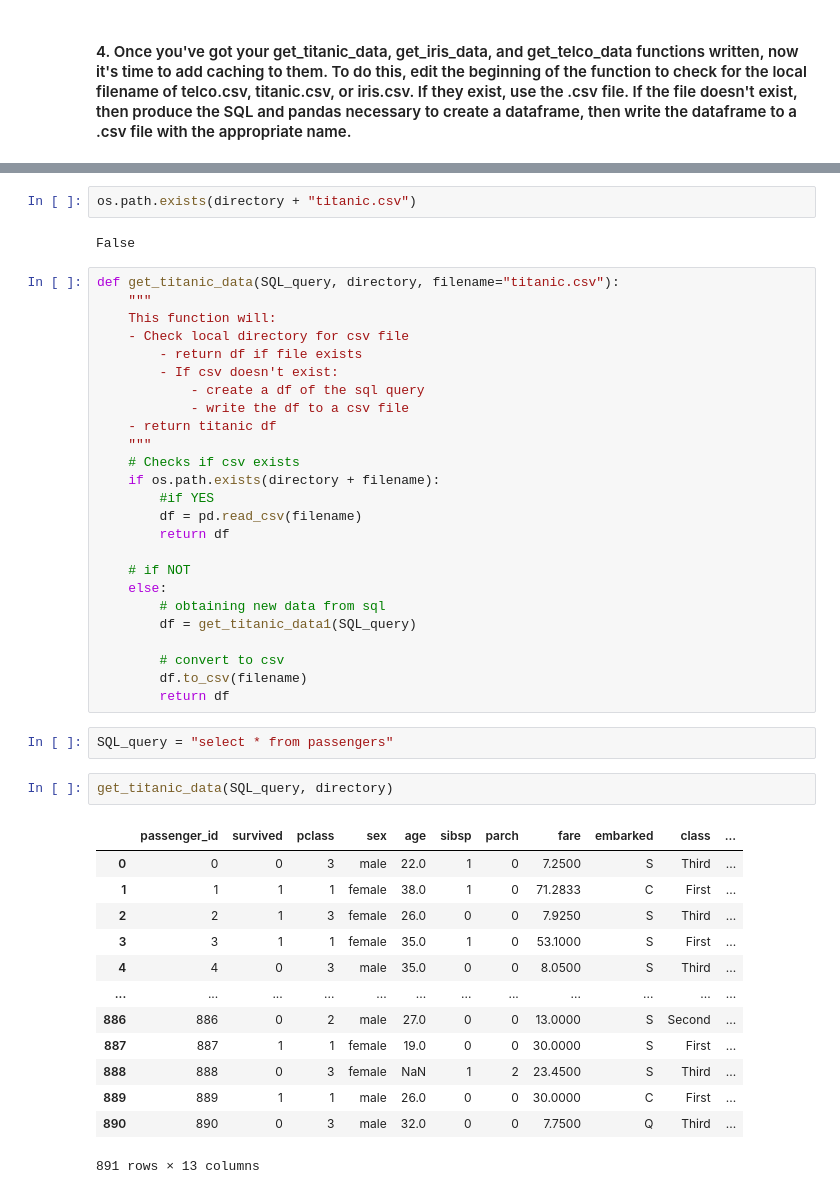
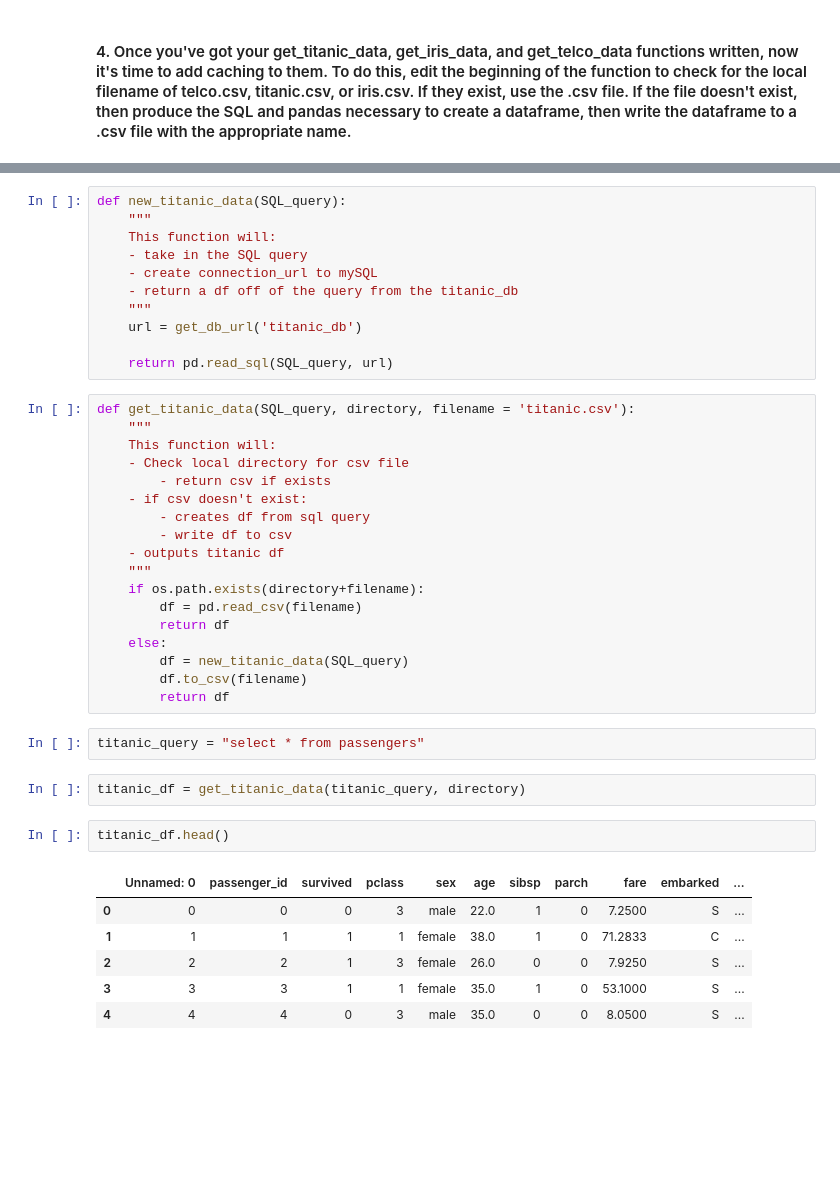
Before and after one commit to Segura-Jorge/classification-exercises, a Jupyter notebook: acquire.ipynb, the cells around one changed output, grey strips where cells are left out. Saved outputs shown, nothing was run; the diff lists cells and outputs as text; blank space fills up the shorter version.

```diff
--- a/acquire.ipynb
+++ b/acquire.ipynb
@@ -352,50 +397,45 @@ directory = '/Users/jorgesegura/repo_folder/classification-exercises/'
-# %%
-os.path.exists(directory + "titanic.csv")
-# %% [output]
-False
+# %%
+def new_titanic_data(SQL_query):
+    """
+    This function will:
+    - take in the SQL query
+    - create connection_url to mySQL
+    - return a df off of the query from the titanic_db
+    """
+    url = get_db_url('titanic_db')
+
+    return pd.read_sql(SQL_query, url)
 # %%
-def get_titanic_data(SQL_query, directory, filename="titanic.csv"):
+def get_titanic_data(SQL_query, directory, filename = 'titanic.csv'):
     """
     This function will:
     - Check local directory for csv file
-        - return df if file exists
-        - If csv doesn't exist:
-            - create a df of the sql query
-            - write the df to a csv file
-    - return titanic df
+        - return csv if exists
+    - if csv doesn't exist:
+        - creates df from sql query
+        - write df to csv
+    - outputs titanic df
     """
-    # Checks if csv exists
-    if os.path.exists(directory + filename):
-        #if YES
+    if os.path.exists(directory+filename):
         df = pd.read_csv(filename)
         return df
-
-    # if NOT
     else:
-        # obtaining new data from sql
-        df = get_titanic_data1(SQL_query)
-
-        # convert to csv
+        df = new_titanic_data(SQL_query)
         df.to_csv(filename)
         return df
 # %%
-SQL_query = "select * from passengers"
+titanic_query = "select * from passengers"
+# %%
+titanic_df = get_titanic_data(titanic_query, directory)
 # %%
-get_titanic_data(SQL_query, directory)
+titanic_df.head()
 # %% [output]
-|  | passenger_id | survived | pclass | sex | age | sibsp | parch | fare | embarked | class | ... |
-| 0 | 0 | 0 | 3 | male | 22.0 | 1 | 0 | 7.2500 | S | Third | ... |
-| 1 | 1 | 1 | 1 | female | 38.0 | 1 | 0 | 71.2833 | C | First | ... |
-| 2 | 2 | 1 | 3 | female | 26.0 | 0 | 0 | 7.9250 | S | Third | ... |
-| 3 | 3 | 1 | 1 | female | 35.0 | 1 | 0 | 53.1000 | S | First | ... |
-| 4 | 4 | 0 | 3 | male | 35.0 | 0 | 0 | 8.0500 | S | Third | ... |
-| ... | ... | ... | ... | ... | ... | ... | ... | ... | ... | ... | ... |
-| 886 | 886 | 0 | 2 | male | 27.0 | 0 | 0 | 13.0000 | S | Second | ... |
-| 887 | 887 | 1 | 1 | female | 19.0 | 0 | 0 | 30.0000 | S | First | ... |
-| 888 | 888 | 0 | 3 | female | NaN | 1 | 2 | 23.4500 | S | Third | ... |
-| 889 | 889 | 1 | 1 | male | 26.0 | 0 | 0 | 30.0000 | C | First | ... |
-| 890 | 890 | 0 | 3 | male | 32.0 | 0 | 0 | 7.7500 | Q | Third | ... |
+|  | Unnamed: 0 | passenger_id | survived | pclass | sex | age | sibsp | parch | fare | embarked | ... |
+| 0 | 0 | 0 | 0 | 3 | male | 22.0 | 1 | 0 | 7.2500 | S | ... |
+| 1 | 1 | 1 | 1 | 1 | female | 38.0 | 1 | 0 | 71.2833 | C | ... |
+| 2 | 2 | 2 | 1 | 3 | female | 26.0 | 0 | 0 | 7.9250 | S | ... |
+| 3 | 3 | 3 | 1 | 1 | female | 35.0 | 1 | 0 | 53.1000 | S | ... |
+| 4 | 4 | 4 | 0 | 3 | male | 35.0 | 0 | 0 | 8.0500 | S | ... |
-891 rows × 13 columns
 # %%
 def get_iris_data(SQL_query, directory, filename="iris.csv"):
     """
```
Also changed, not shown: parts of 24 cells of this notebook, 2 other files.
